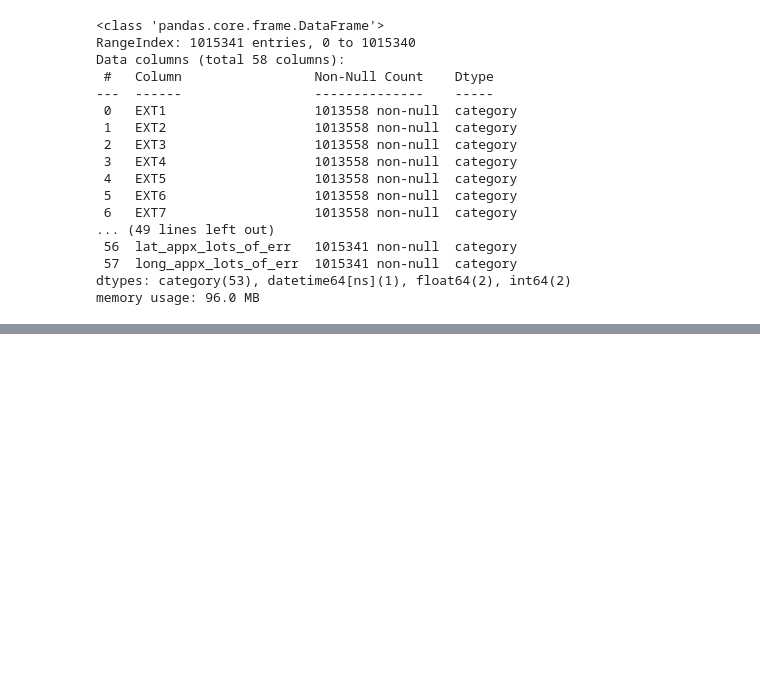
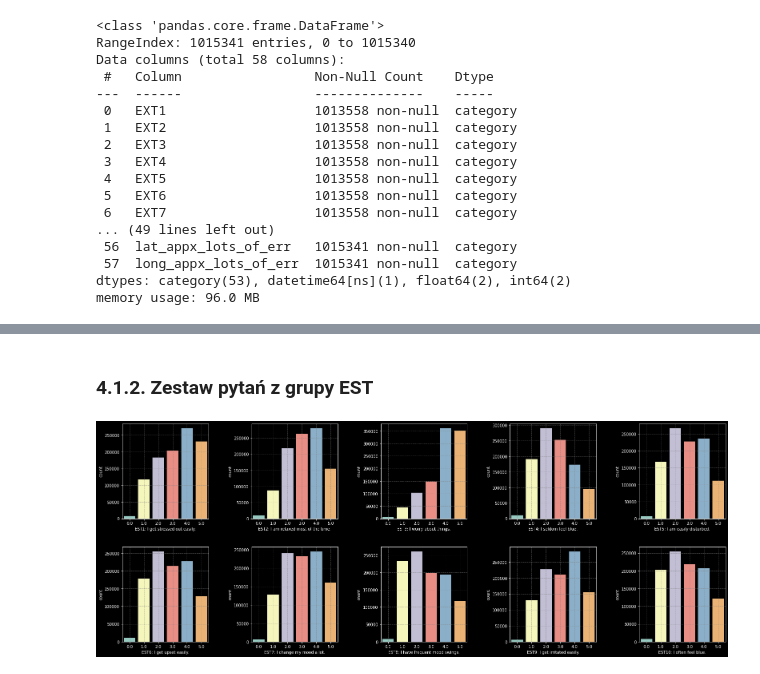
Before and after one commit to ArminD93/BigFivePersonalityTest, a Jupyter notebook: BigFivePersonality.ipynb, the cells around one changed output, grey strips where cells are left out. Drawn from its saved outputs; the diff is of its cells as text; code cells hidden in the pictures; blank space fills up the shorter version.

```diff
--- a/BigFivePersonality.ipynb
+++ b/BigFivePersonality.ipynb
@@ -165,0 +219,19 @@ memory usage: 96.0 MB
+# %% [markdown]
+### <a name='8'></a>4.1.2. Zestaw pytań z grupy EST
+# %%
+decoded_ESTquestion_dict = {
+                            'EST1' : "I get stressed out easily.",
+                            'EST2' : "I am relaxed most of the time.",
+                            'EST3' : "I worry about things.",
+                            'EST4' : "I seldom feel blue.",
+                            'EST5' : "I am easily disturbed.",
+                            'EST6' : "I get upset easily.",
+                            'EST7' : "I change my mood a lot.",
+                            'EST8' : "I have frequent mood swings.",
+                            'EST9' : "I get irritated easily.",
+                            'EST10' : "I often feel blue."
+                          }
+
+create_countplot(decoded_ESTquestion_dict)
+# %% [output]
+[figure, added]
```
Also changed, not shown: parts of 12 cells of this notebook.
